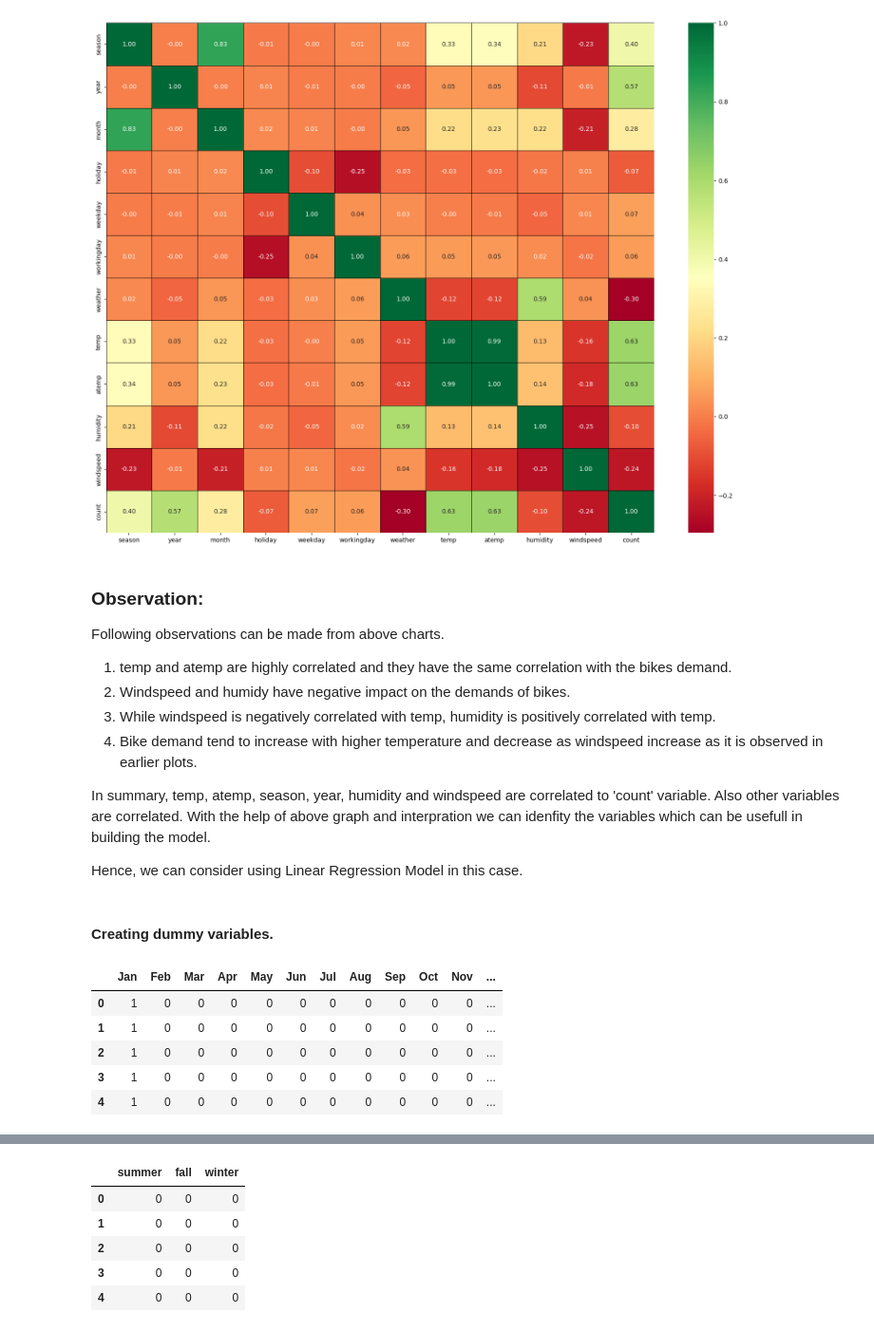
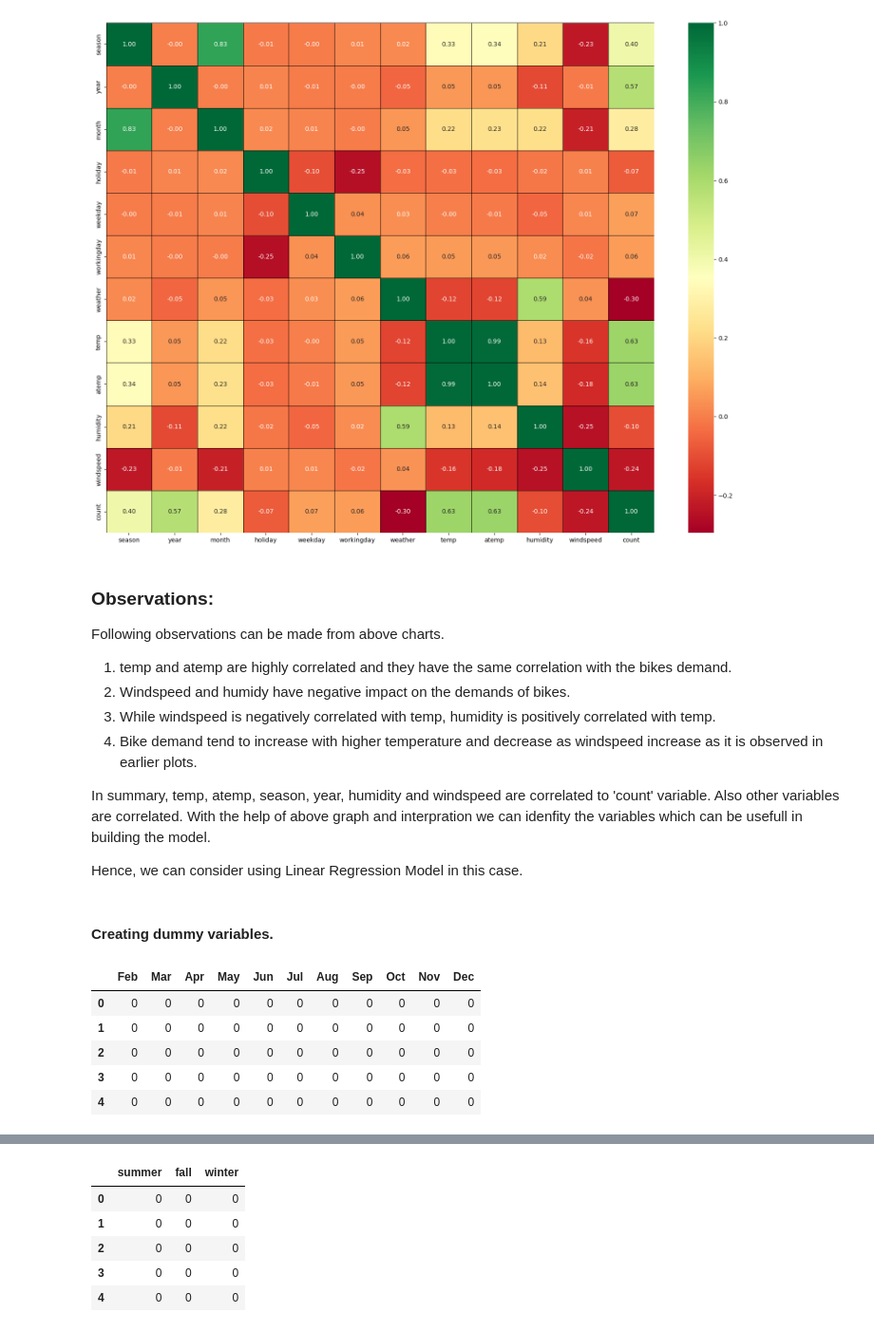
Before and after one commit to ranpariyachetan/boombikes-linearregression, a Jupyter notebook: regression-assignment.ipynb, the cells around one changed output, grey strips where cells are left out. Shown at 95% size. Saved outputs shown, nothing was run; the diff lists cells and outputs as text; code cells hidden in the pictures.

```diff
--- a/regression-assignment.ipynb
+++ b/regression-assignment.ipynb
@@ -197,7 +202,7 @@ plt.show()
 # %% [output]
 [figure]
 # %% [markdown]
-### Observation:
+### Observations:
 Following observations can be made from above charts.
 
 1. temp and atemp are highly correlated and they have the same correlation with the bikes demand.
@@ -216,17 +221,17 @@ boombikes = boombikes.drop(['atemp'], axis=1)
 #### Creating dummy variables.
 # %%
 # Creating dummy variables for month.
-Months = pd.get_dummies(boombikes['month'], dtype=int)
+Months = pd.get_dummies(boombikes['month'], dtype=int, drop_first=True)
 Months.rename(columns={1:'Jan', 2:'Feb', 3:'Mar', 4:'Apr', 5:'May',
                       6:'Jun', 7:'Jul',8:'Aug', 9:'Sep', 10:'Oct', 11:'Nov', 12:'Dec'}, inplace=True)
 Months.head()
 # %% [output]
-|  | Jan | Feb | Mar | Apr | May | Jun | Jul | Aug | Sep | Oct | Nov | ... |
-| 0 | 1 | 0 | 0 | 0 | 0 | 0 | 0 | 0 | 0 | 0 | 0 | ... |
-| 1 | 1 | 0 | 0 | 0 | 0 | 0 | 0 | 0 | 0 | 0 | 0 | ... |
-| 2 | 1 | 0 | 0 | 0 | 0 | 0 | 0 | 0 | 0 | 0 | 0 | ... |
-| 3 | 1 | 0 | 0 | 0 | 0 | 0 | 0 | 0 | 0 | 0 | 0 | ... |
-| 4 | 1 | 0 | 0 | 0 | 0 | 0 | 0 | 0 | 0 | 0 | 0 | ... |
+|  | Feb | Mar | Apr | May | Jun | Jul | Aug | Sep | Oct | Nov | Dec |
+| 0 | 0 | 0 | 0 | 0 | 0 | 0 | 0 | 0 | 0 | 0 | 0 |
+| 1 | 0 | 0 | 0 | 0 | 0 | 0 | 0 | 0 | 0 | 0 | 0 |
+| 2 | 0 | 0 | 0 | 0 | 0 | 0 | 0 | 0 | 0 | 0 | 0 |
+| 3 | 0 | 0 | 0 | 0 | 0 | 0 | 0 | 0 | 0 | 0 | 0 |
+| 4 | 0 | 0 | 0 | 0 | 0 | 0 | 0 | 0 | 0 | 0 | 0 |
 # %%
 boombikes = pd.concat([boombikes, Months], axis=1)
 boombikes.head()
```
Also changed, not shown: parts of 52 cells of this notebook.
